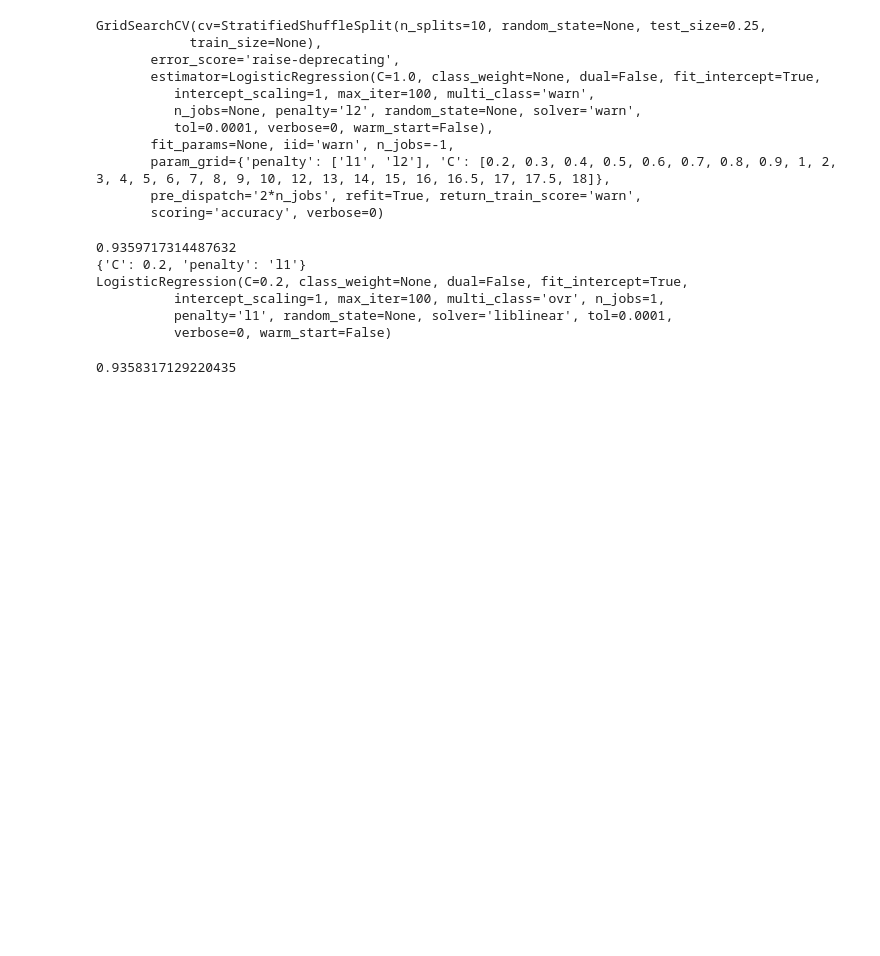
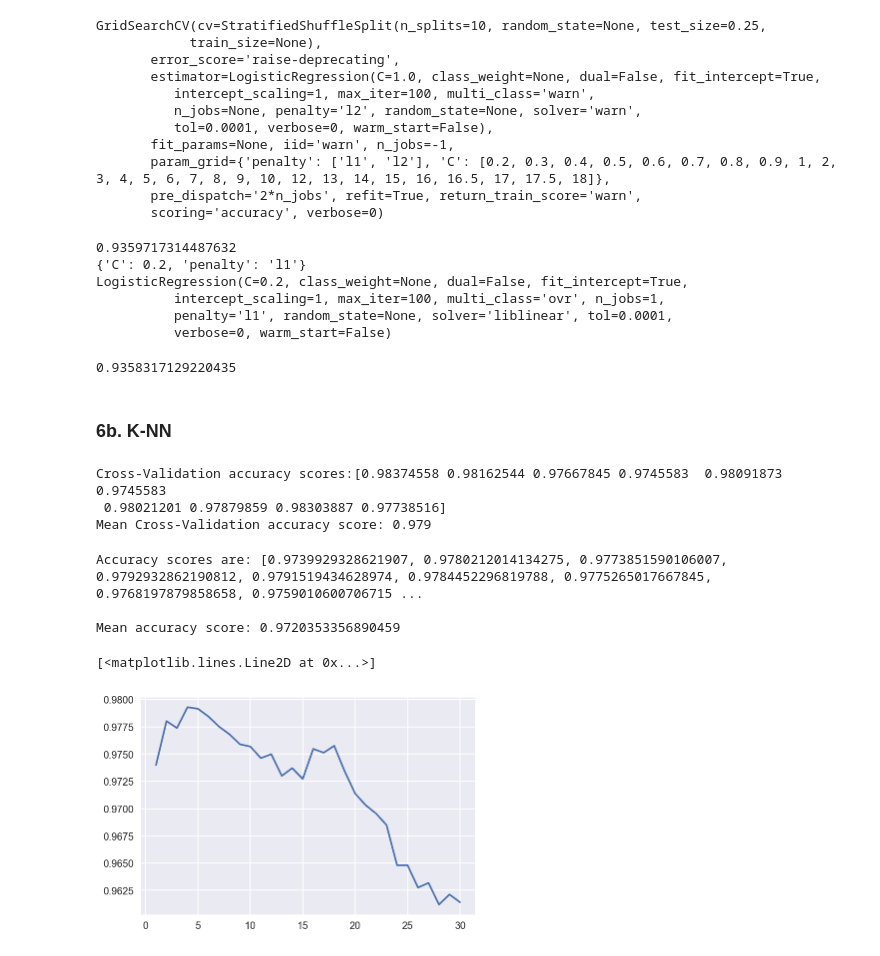
Before and after one commit to jhuang292/kaggle-competion, a Jupyter notebook: p4.ipynb, the cells around one changed output. Saved outputs shown, nothing was run; the diff lists cells and outputs as text; code cells hidden in the pictures; blank space fills up the shorter version.

```diff
--- a/p4.ipynb
+++ b/p4.ipynb
@@ -911,3 +913,39 @@ logreg_grid = grid.best_estimator_
 logreg_grid.score(X,y)
 # %% [output]
 0.9358317129220435
+# %% [markdown]
+### 6b. K-NN
+# %%
+from sklearn.neighbors import KNeighborsClassifier
+
+knn = KNeighborsClassifier(metric='minkowski', p=2)
+
+## doing 10 fold staratified-shuffle-split cross validation
+cv = StratifiedShuffleSplit(n_splits=10, test_size=.25, random_state=2)
+
+accuracies = cross_val_score(knn, X,y, cv = cv, scoring='accuracy')
+print ("Cross-Validation accuracy scores:{}".format(accuracies))
+print ("Mean Cross-Validation accuracy score: {}".format(round(accuracies.mean(),3)))
+# %% [output]
+Cross-Validation accuracy scores:[0.98374558 0.98162544 0.97667845 0.9745583  0.98091873 0.9745583
+ 0.98021201 0.97879859 0.98303887 0.97738516]
+Mean Cross-Validation accuracy score: 0.979
+# %%
+k_range = range(1,31)
+k_scores = []
+for k in k_range:
+    knn = KNeighborsClassifier(n_neighbors=k)
+    scores = cross_val_score(knn, X,y, cv = cv, scoring = 'accuracy')
+    k_scores.append(scores.mean())
+print("Accuracy scores are: {}\n".format(k_scores))
+print ("Mean accuracy score: {}".format(np.mean(k_scores)))
+# %% [output]
+Accuracy scores are: [0.9739929328621907, 0.9780212014134275, 0.9773851590106007, 0.9792932862190812, 0.9791519434628974, 0.9784452296819788, 0.9775265017667845, 0.9768197879858658, 0.9759010600706715 ...
+
+Mean accuracy score: 0.9720353356890459
+# %%
+from matplotlib import pyplot as plt
+plt.plot(k_range, k_scores)
+# %% [output]
+[<matplotlib.lines.Line2D at 0x...>]
+[figure, added]
```
Also changed, not shown: parts of 38 cells of this notebook.
